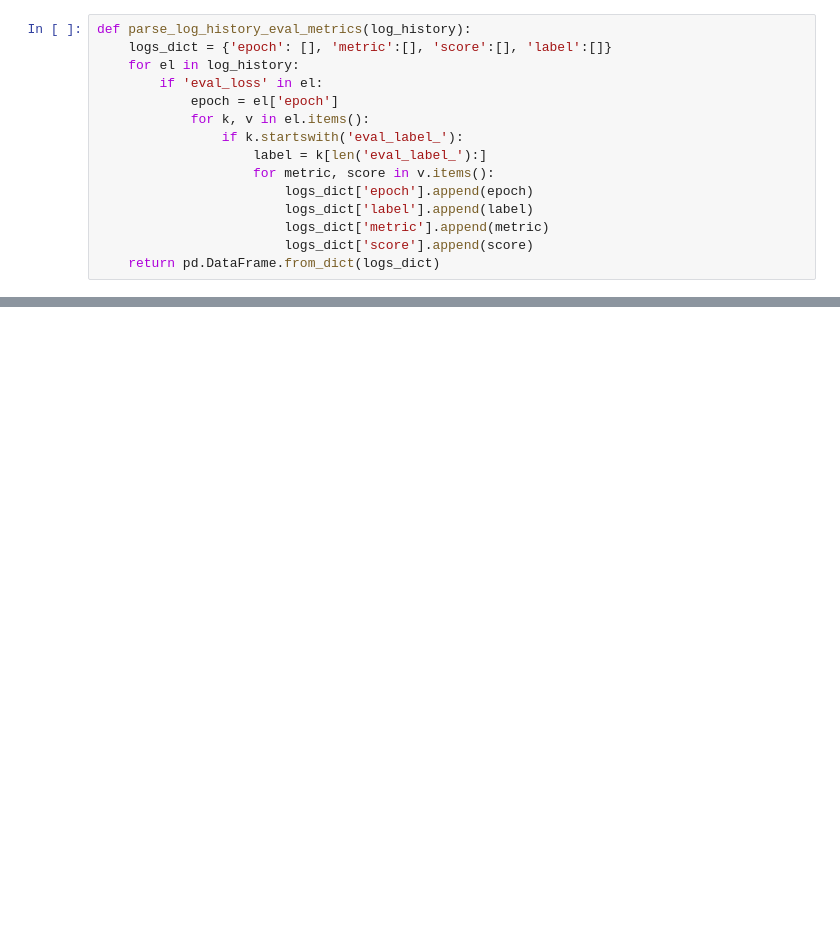
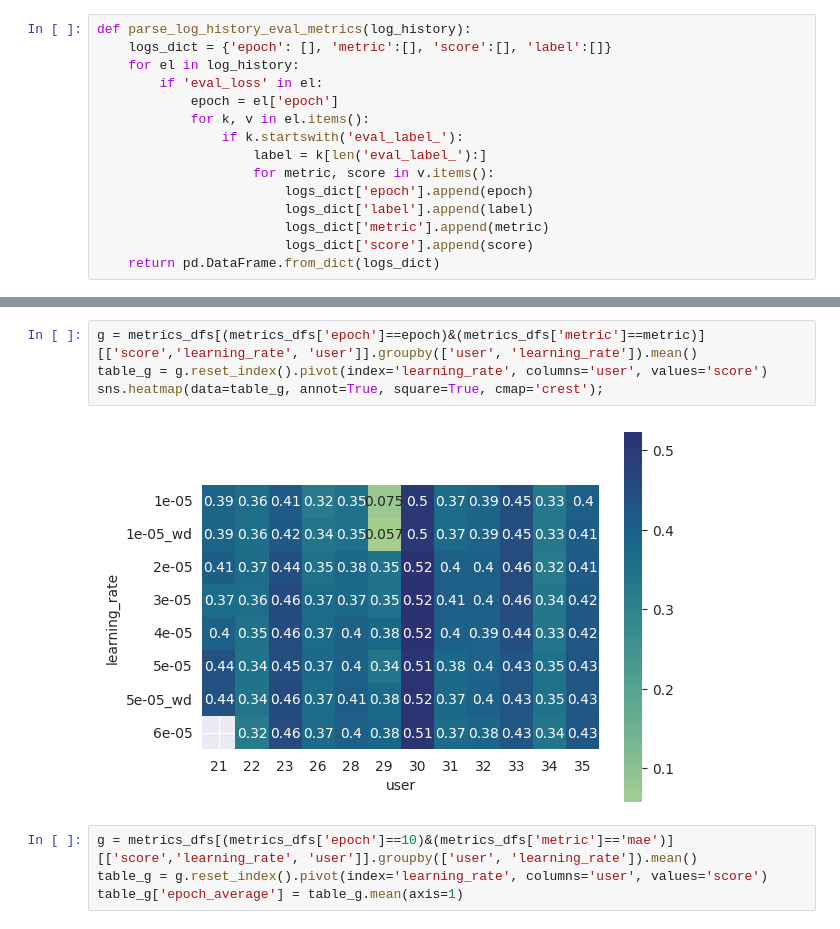
Before and after one commit to lucadinidue/eye_tracking_injection, a Jupyter notebook: scripts/eval/compare_learning_rates.ipynb, the cells around one changed output, grey strips where cells are left out. Cells and saved outputs as stored; diff of their text form; blank space fills up the shorter version.

```diff
--- a/scripts/eval/compare_learning_rates.ipynb
+++ b/scripts/eval/compare_learning_rates.ipynb
@@ -85,0 +96,10 @@ sns.lineplot(data=metrics_dfs[metrics_dfs['metric']=='spearmanr'], x='epoch', y=
+# %%
+g = metrics_dfs[(metrics_dfs['epoch']==epoch)&(metrics_dfs['metric']==metric)][['score','learning_rate', 'user']].groupby(['user', 'learning_rate']).mean()
+table_g = g.reset_index().pivot(index='learning_rate', columns='user', values='score')
+sns.heatmap(data=table_g, annot=True, square=True, cmap='crest');
+# %% [output]
+[figure, added]
+# %%
+g = metrics_dfs[(metrics_dfs['epoch']==10)&(metrics_dfs['metric']=='mae')][['score','learning_rate', 'user']].groupby(['user', 'learning_rate']).mean()
+table_g = g.reset_index().pivot(index='learning_rate', columns='user', values='score')
+table_g['epoch_average'] = table_g.mean(axis=1)
```
Also changed, not shown: parts of 10 cells of this notebook, 2 other files.
